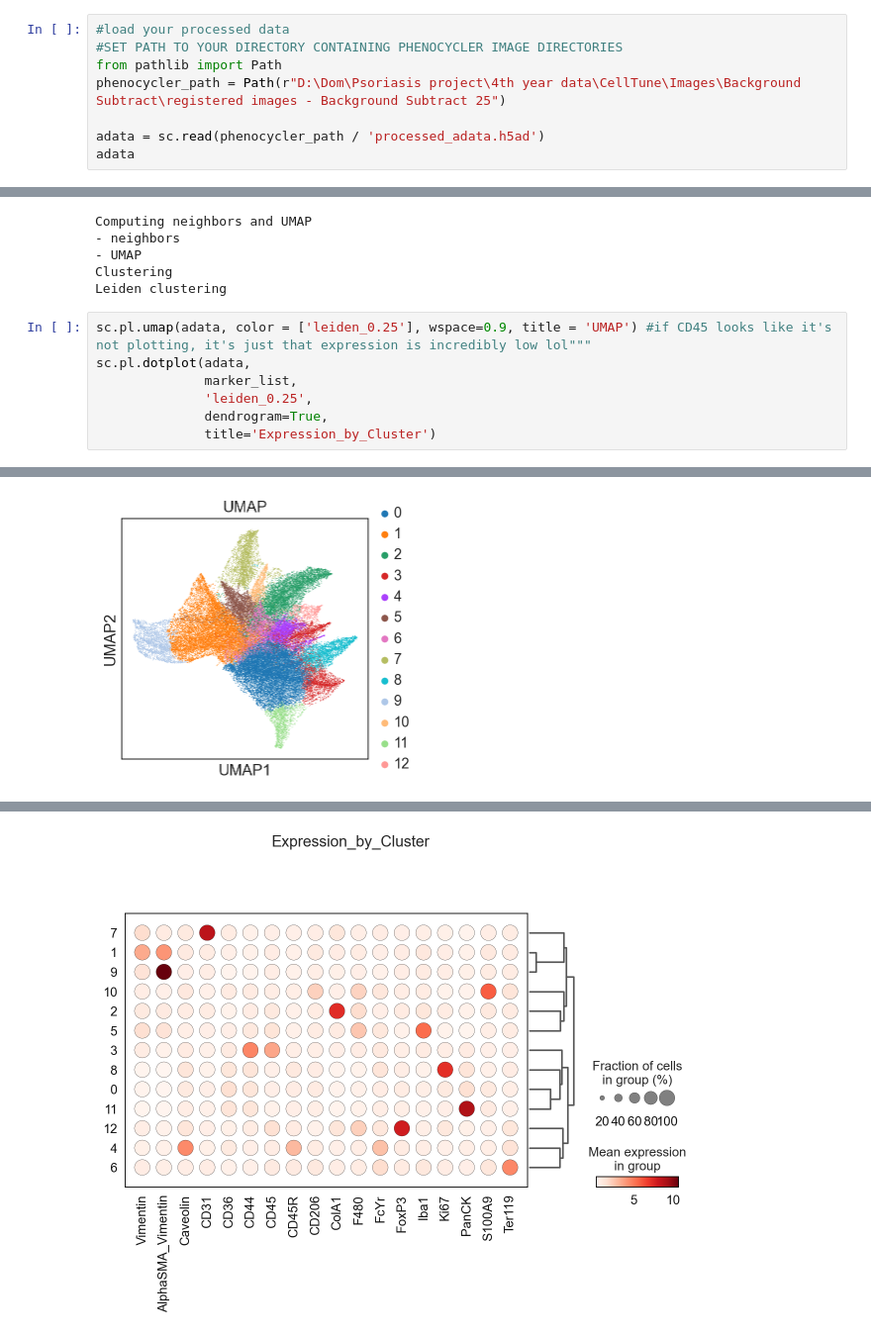
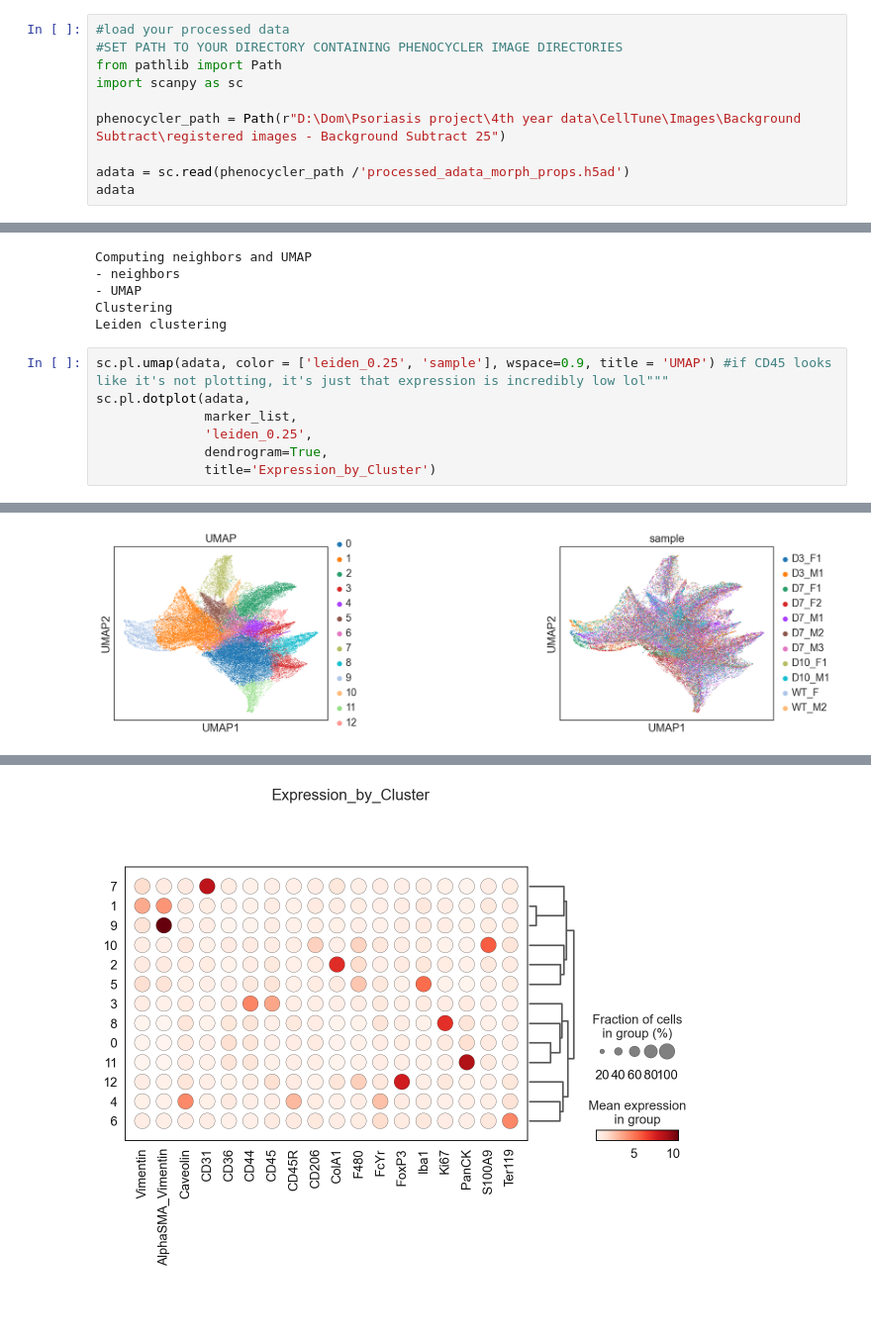
Before and after one commit to DominicBuxton/iMSC_Xenium_Phenocycler_Analysis, a Jupyter notebook: SpatialData_Analysis/phenocycler_analysis.ipynb, the cells around one changed output, grey strips where cells are left out. Shown at 99% size. Drawn from its saved outputs; the diff is of its cells as text; blank space fills up the shorter version.

```diff
--- a/SpatialData_Analysis/phenocycler_analysis.ipynb
+++ b/SpatialData_Analysis/phenocycler_analysis.ipynb
@@ -723,9 +924,11 @@ sc.settings.set_figure_params(dpi=80, facecolor='white') # set dpi and backgroun
 #load your processed data
 #SET PATH TO YOUR DIRECTORY CONTAINING PHENOCYCLER IMAGE DIRECTORIES
 from pathlib import Path
+import scanpy as sc
+
 phenocycler_path = Path(r"D:\Dom\Psoriasis project\4th year data\CellTune\Images\Background Subtract\registered images - Background Subtract 25")
 
-adata = sc.read(phenocycler_path / 'processed_adata.h5ad')
+adata = sc.read(phenocycler_path /'processed_adata_morph_props.h5ad')
 adata
 # %% [output]
 AnnData object with n_obs × n_vars = 83029 × 27
@@ -791,7 +994,7 @@ Computing neighbors and UMAP
 Clustering
 Leiden clustering
 # %%
-sc.pl.umap(adata, color = ['leiden_0.25'], wspace=0.9, title = 'UMAP') #if CD45 looks like it's not plotting, it's just that expression is incredibly low lol"""
+sc.pl.umap(adata, color = ['leiden_0.25', 'sample'], wspace=0.9, title = 'UMAP') #if CD45 looks like it's not plotting, it's just that expression is incredibly low lol"""
 sc.pl.dotplot(adata,
               marker_list,
               'leiden_0.25',
@@ -801 +1005 @@ sc.pl.dotplot(adata,
-[figure, old version]
+[figure, new version]
```
Also changed, not shown: parts of 27 cells of this notebook.
